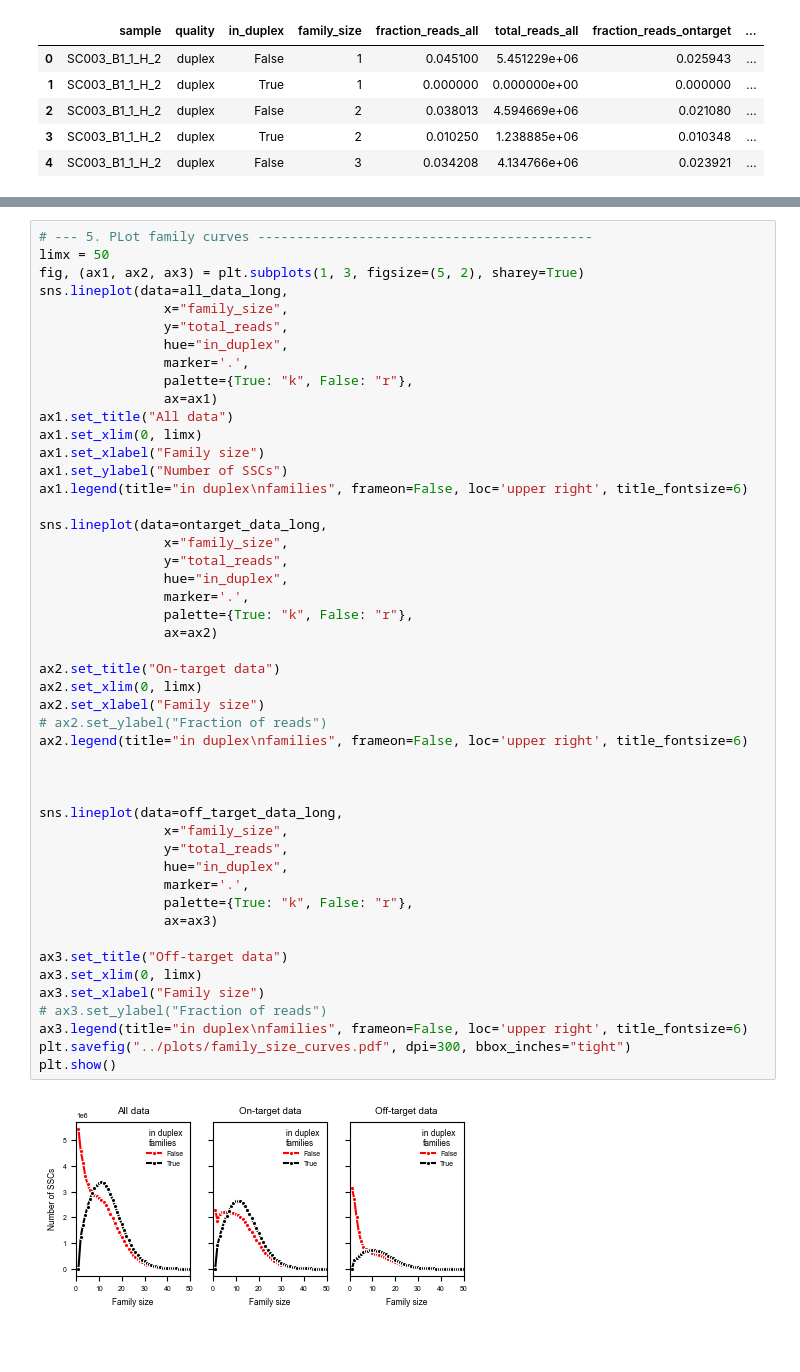
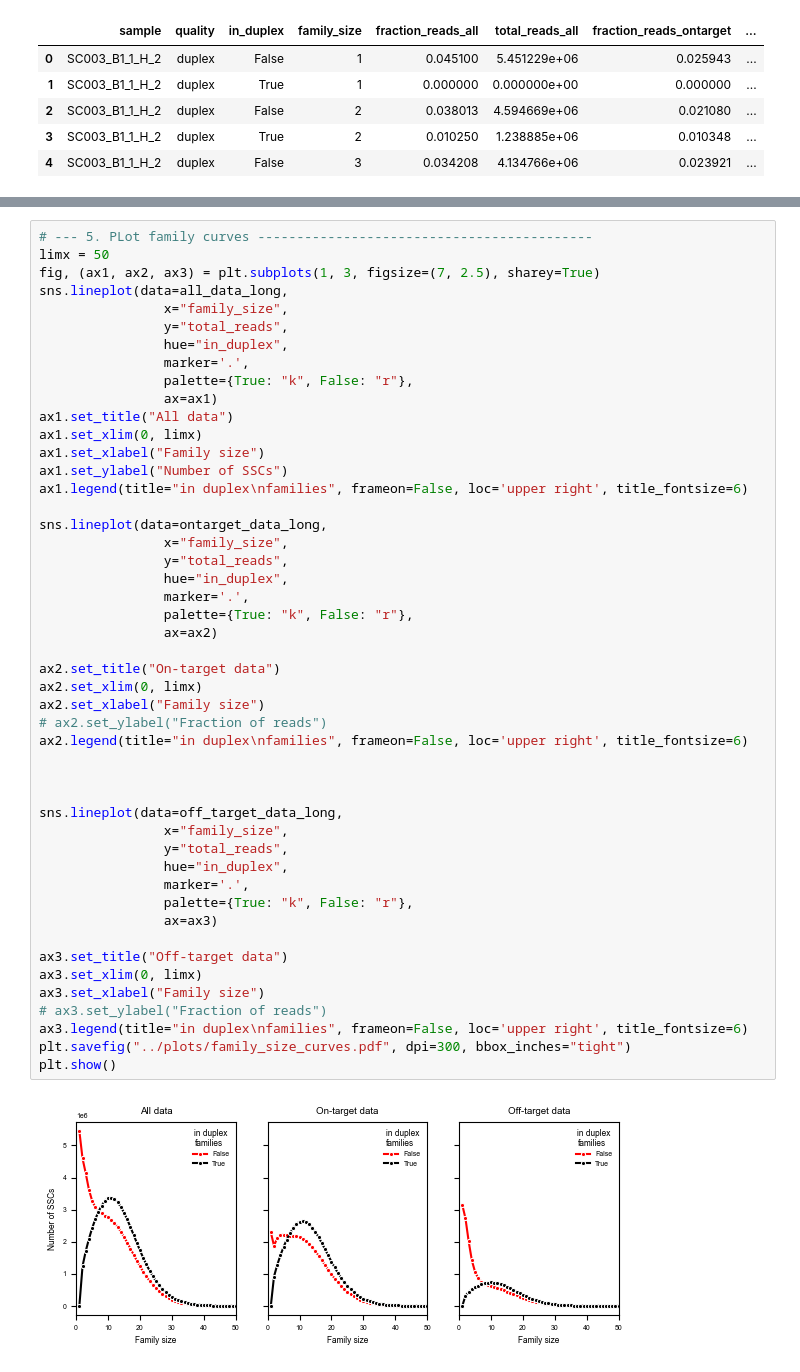
Before and after one commit to bbglab/DeepClone_protocol, a Jupyter notebook: extended/extended8/scripts/family_curves.ipynb, the cells around one changed output, grey strips where cells are left out. Cells and saved outputs as stored; diff of their text form; blank space fills up the shorter version.

```diff
--- a/extended/extended8/scripts/family_curves.ipynb
+++ b/extended/extended8/scripts/family_curves.ipynb
@@ -303,7 +300,7 @@ ax3.legend(title="in duplex\nfamilies")
 # %%
 # --- 5. PLot family curves -------------------------------------------
 limx = 50
-fig, (ax1, ax2, ax3) = plt.subplots(1, 3, figsize=(5, 2), sharey=True)
+fig, (ax1, ax2, ax3) = plt.subplots(1, 3, figsize=(7, 2.5), sharey=True)
 sns.lineplot(data=all_data_long,
                 x="family_size",
                 y="total_reads",
@@ -322,31 +319,31 @@ sns.lineplot(data=ontarget_data_long,
                 y="total_reads",
                 hue="in_duplex",
                 marker='.',
                 palette={True: "k", False: "r"},
                 ax=ax2)
 
 ax2.set_title("On-target data")
 ax2.set_xlim(0, limx)
 ax2.set_xlabel("Family size")
 # ax2.set_ylabel("Fraction of reads")
 ax2.legend(title="in duplex\nfamilies", frameon=False, loc='upper right', title_fontsize=6)
 
 
 
 sns.lineplot(data=off_target_data_long,
                 x="family_size",
                 y="total_reads",
                 hue="in_duplex",
                 marker='.',
                 palette={True: "k", False: "r"},
                 ax=ax3)
 
 ax3.set_title("Off-target data")
 ax3.set_xlim(0, limx)
 ax3.set_xlabel("Family size")
 # ax3.set_ylabel("Fraction of reads")
 ax3.legend(title="in duplex\nfamilies", frameon=False, loc='upper right', title_fontsize=6)
 plt.savefig("../plots/family_size_curves.pdf", dpi=300, bbox_inches="tight")
 plt.show()
 # %% [output]
-[figure, old version]
+[figure, new version]
```
Also changed, not shown: parts of 1 cell of this notebook, 6 other files.
